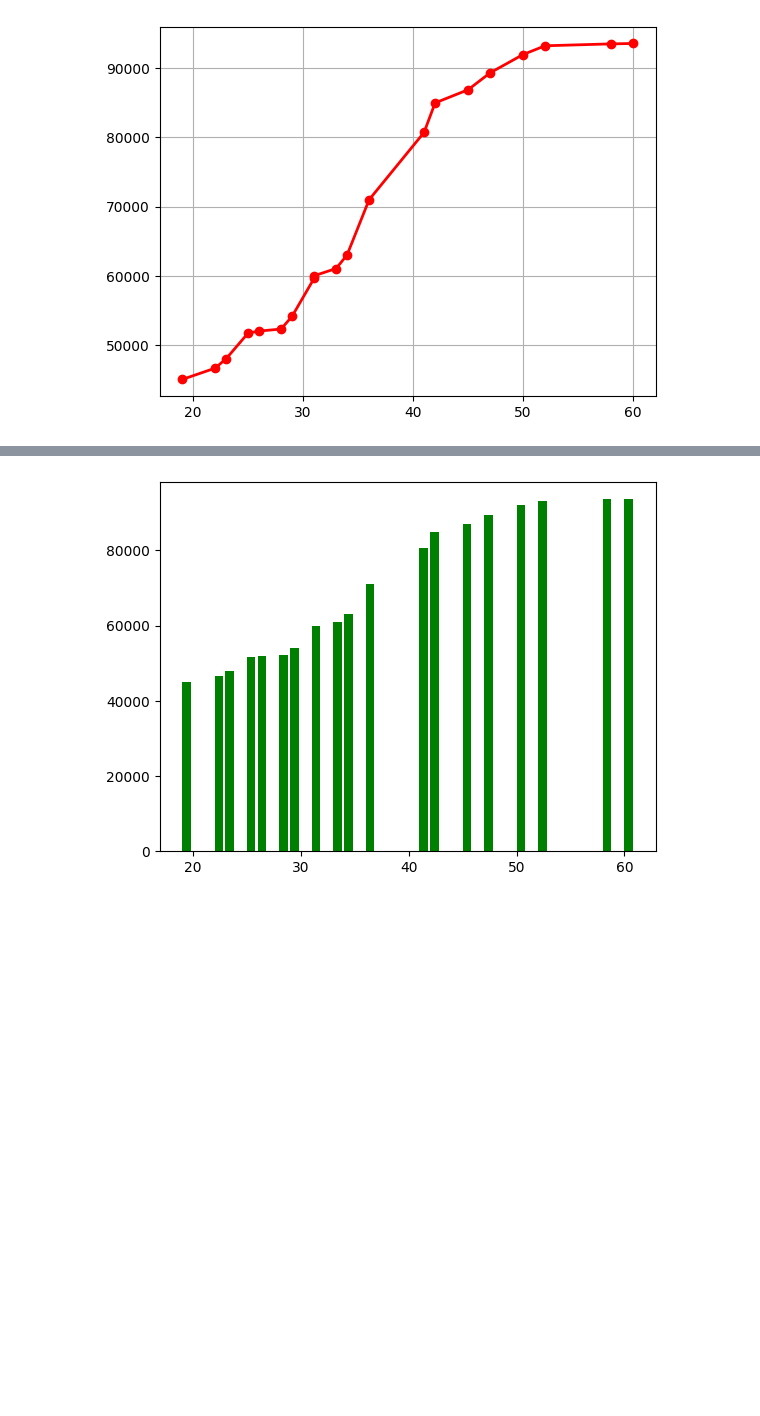
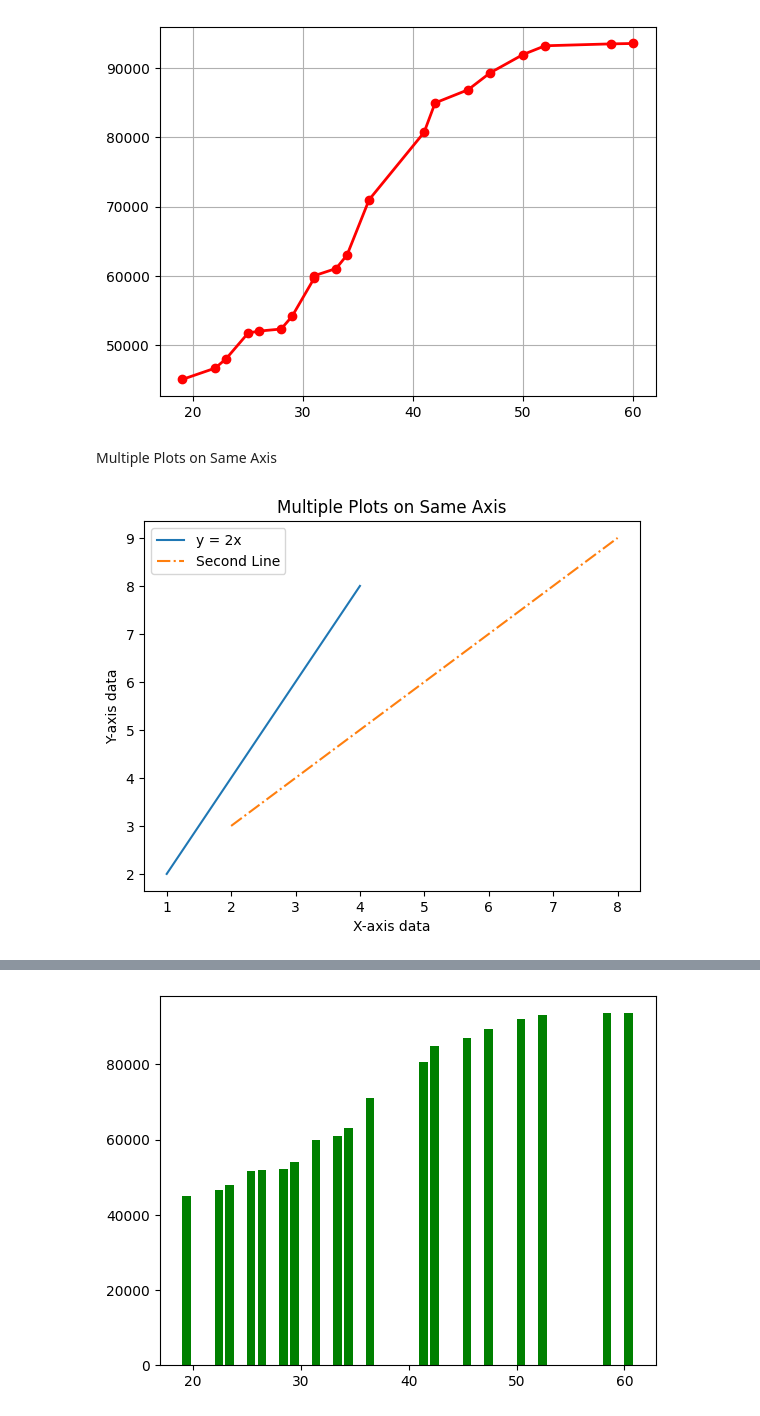
Before and after one commit to MohdAffan27/AI-Learning-Journey, a Jupyter notebook: 04_MATPLOTLIB/Matplotlib_Tutorial.ipynb, the cells around one changed output, grey strips where cells are left out. Cells and saved outputs as stored; diff of their text form; code cells hidden in the pictures; blank space fills up the shorter version.

```diff
--- a/04_MATPLOTLIB/Matplotlib_Tutorial.ipynb
+++ b/04_MATPLOTLIB/Matplotlib_Tutorial.ipynb
@@ -257,3 +261,22 @@ plt.grid()
 plt.show()
 # %% [output]
 [figure]
+# %% [markdown]
+Multiple Plots on Same Axis
+# %%
+x = np.array([1, 2, 3, 4])
+y = x * 2
+
+x1 = [2, 4, 6, 8]
+y1 = [3, 5, 7, 9]
+
+plt.plot(x, y, label='y = 2x')
+plt.plot(x1, y1, '-.', label='Second Line')
+
+plt.xlabel("X-axis data")
+plt.ylabel("Y-axis data")
+plt.title("Multiple Plots on Same Axis")
+plt.legend()
+plt.show()
+# %% [output]
+[figure, added]
```
Also changed, not shown: parts of 13 cells of this notebook.
